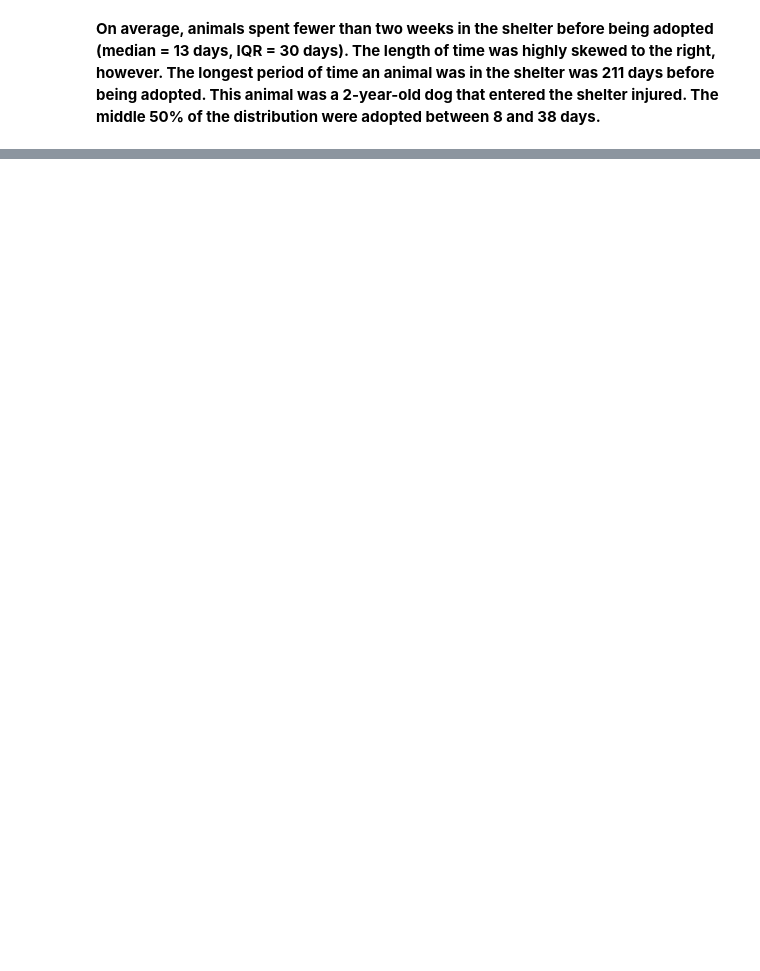
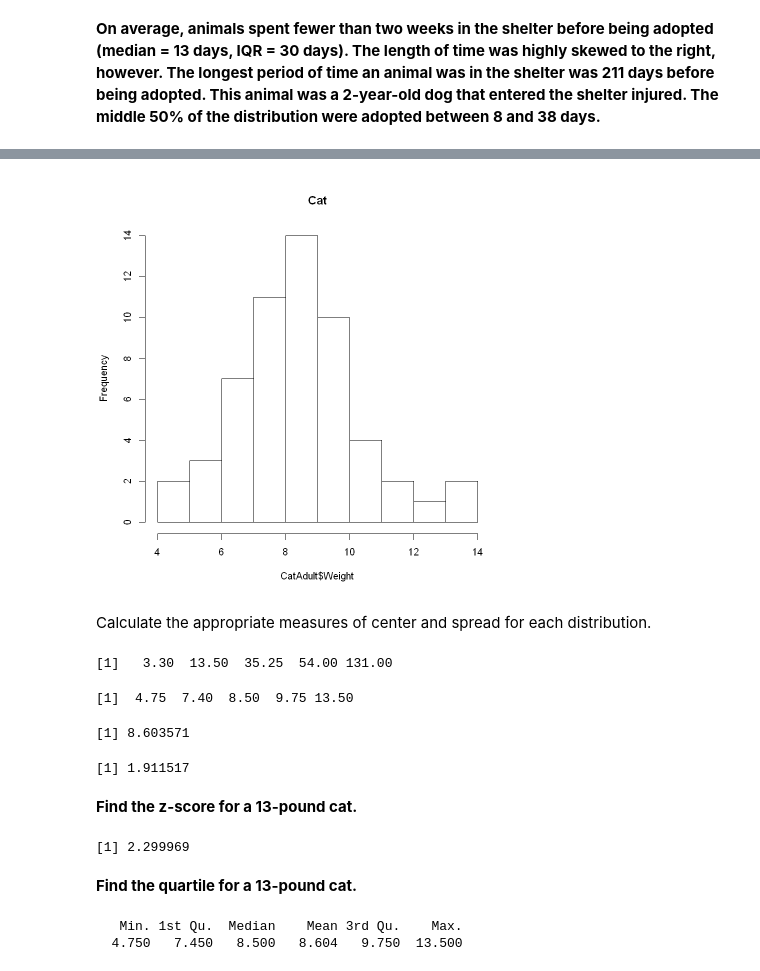
Before and after one commit to LeonardoSMSoares/Foundations-of-Data-Analysis-with-R, a Jupyter notebook: Lab 2 - Austin Animal Shelter.ipynb, the cells around one changed output, grey strips where cells are left out. Saved outputs shown, nothing was run; the diff lists cells and outputs as text; code cells hidden in the pictures; blank space fills up the shorter version.

```diff
--- a/Lab 2 - Austin Animal Shelter.ipynb
+++ b/Lab 2 - Austin Animal Shelter.ipynb
@@ -156,0 +172,34 @@ A data.frame: 6 × 24
+# %%
+CatAdult = adults[adults$Animal.Type == "Cat",]
+hist(CatAdult$Weight, main = "Cat")
+# %% [output]
+[figure, added]
+# %% [markdown]
+Calculate the appropriate measures of center and spread for each distribution.
+# %%
+# Because Dogs have skewed to the right distribuction, we are interested in Q2 and IQR (Q3-Q1)
+fivenum(DogAdult$Weight)
+# %% [output]
+[1]   3.30  13.50  35.25  54.00 131.00
+# %%
+# Cats have a normal distribuction
+fivenum(CatAdult$Weight)
+mean(CatAdult$Weight)
+sd(CatAdult$Weight)
+# %% [output]
+[1]  4.75  7.40  8.50  9.75 13.50
+[1] 8.603571
+[1] 1.911517
+# %% [markdown]
+**Find the z-score for a 13-pound cat.**
+# %%
+(13-mean(CatAdult$Weight))/sd(CatAdult$Weight)
+# %% [output]
+[1] 2.299969
+# %% [markdown]
+**Find the quartile for a 13-pound cat.**
+# %%
+summary(CatAdult$Weight)
+# %% [output]
+   Min. 1st Qu.  Median    Mean 3rd Qu.    Max.
+  4.750   7.450   8.500   8.604   9.750  13.500
```
Also changed, not shown: parts of 27 cells of this notebook.
